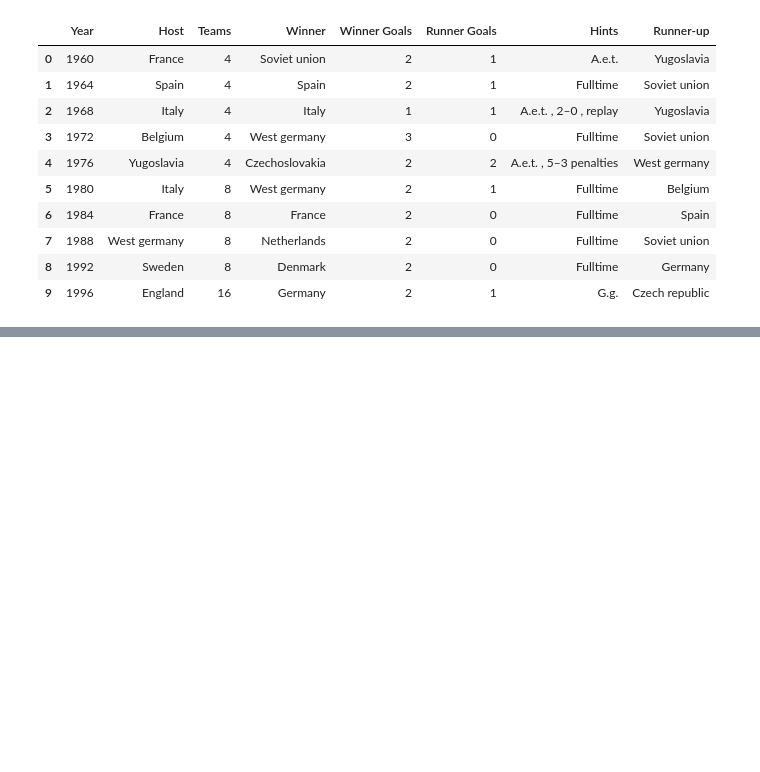
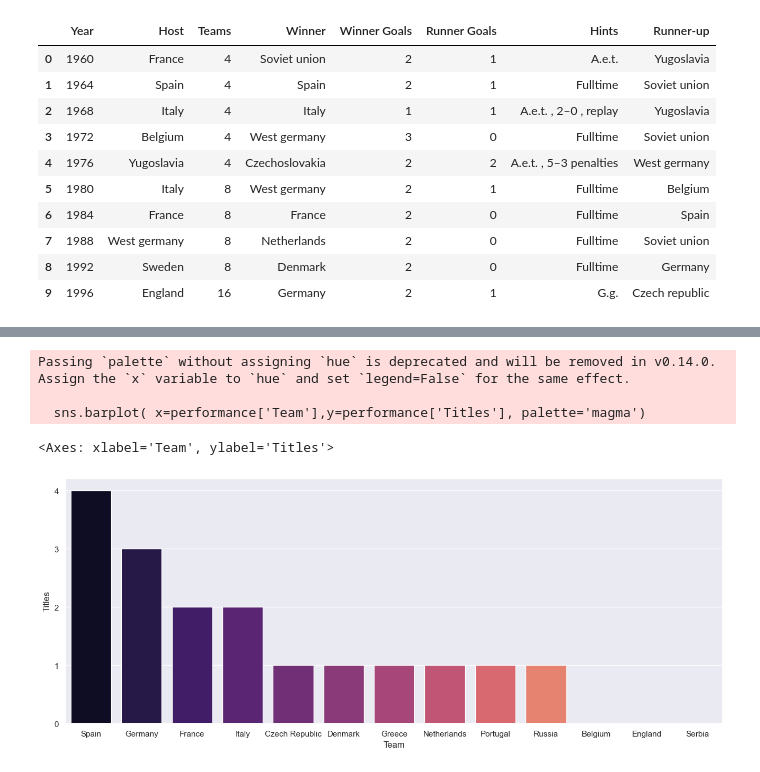
Before and after one commit to NourMansour911/euro_analysis, a Jupyter notebook: eda.ipynb, the cells around one changed output, grey strips where cells are left out. Drawn from its saved outputs; the diff is of its cells as text; code cells hidden in the pictures; blank space fills up the shorter version.

```diff
--- a/eda.ipynb
+++ b/eda.ipynb
@@ -36,0 +37,12 @@ performance.sample(10)
+# %%
+sns.set_theme(style='darkgrid',palette='magma',)
+# %%
+plt.figure(figsize=(16,6))
+plt.yticks(np.arange(0,5,1))
+sns.barplot( x=performance['Team'],y=performance['Titles'], palette='magma')
+# %% [output]
+Passing `palette` without assigning `hue` is deprecated and will be removed in v0.14.0. Assign the `x` variable to `hue` and set `legend=False` for the same effect.
+
+  sns.barplot( x=performance['Team'],y=performance['Titles'], palette='magma')
+<Axes: xlabel='Team', ylabel='Titles'>
+[figure, added]
```
Also changed, not shown: parts of 1 cell of this notebook, 1 other file.
